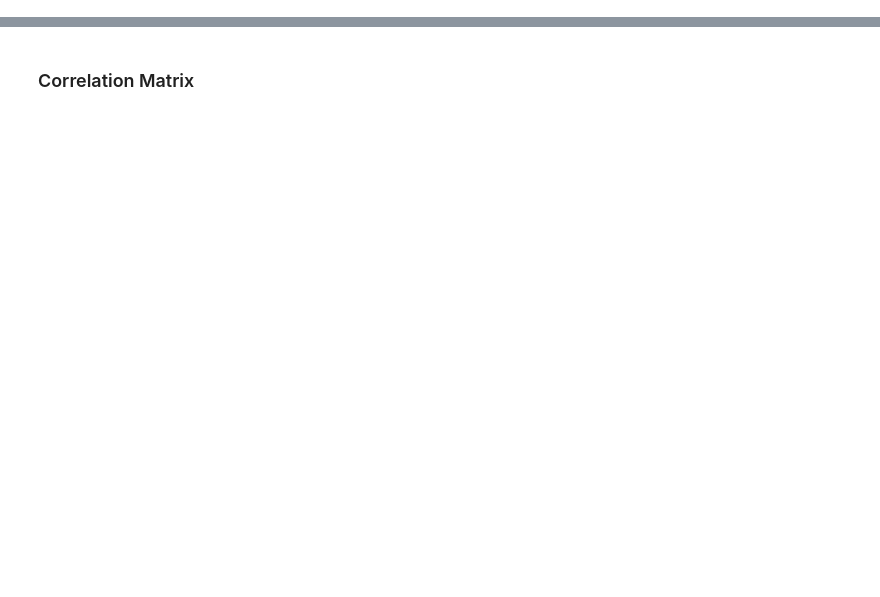
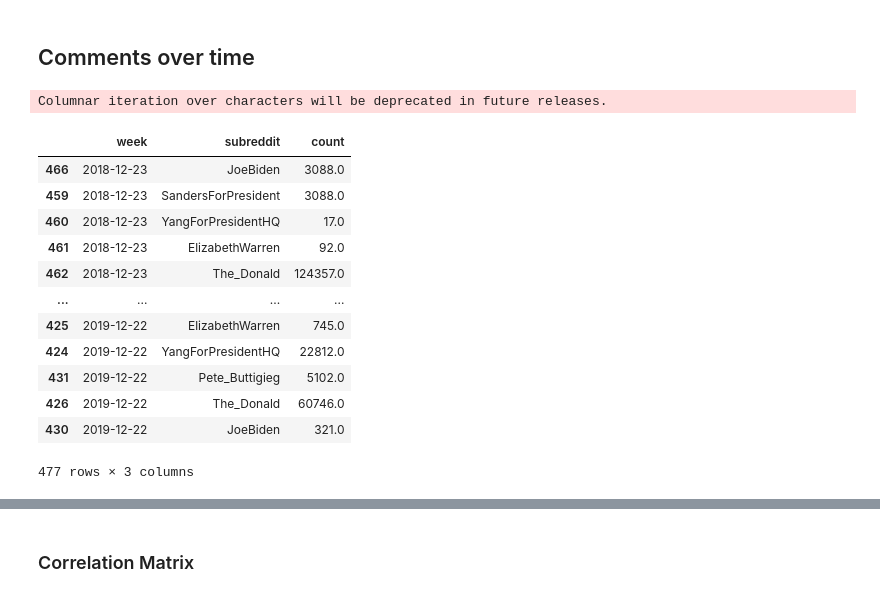
Before and after one commit to CSSLab/political-subreddits, a Jupyter notebook: Exploratory_Analysis.ipynb, the cells around one changed output, grey strips where cells are left out. Saved outputs shown, nothing was run; the diff lists cells and outputs as text; code cells hidden in the pictures; blank space fills up the shorter version.

```diff
--- a/Exploratory_Analysis.ipynb
+++ b/Exploratory_Analysis.ipynb
@@ -4,8 +4,36 @@ import plotly.graph_objects as go
 import plotly.express as px
 import numpy as np
 import pandas as pd
+# %% [markdown]
+## Comments over time
 # %%
-TIME_FRAME = "biweekly"
+TIME_FRAME = "weekly"
 left_candidates = ["SandersForPresident","ElizabethWarren","YangForPresidentHQ","Pete_Buttigieg",
                    "Kamala","BetoORourke","JoeBiden","BaemyKlobaechar",]
 right_candidates = ["The_Donald"]
+# %%
+subreddit_comments = pd.read_csv("/h/224/cameron/Political-Subreddit-Embedding/temp/temporal/{}_wv.txt".format(TIME_FRAME),header=None,sep=' ')
+subreddit_comments[0], subreddit_comments["week"] = subreddit_comments[0].apply(parse_tup).str
+subreddit_comments = subreddit_comments.rename({0:"subreddit",1:"count"},axis=1)
+subreddit_comments = subreddit_comments[subreddit_comments["subreddit"].isin(left_candidates) | subreddit_comments["subreddit"].isin(right_candidates)].reset_index(drop=True)
+idx = pd.MultiIndex.from_product([subreddit_comments['week'].unique(), subreddit_comments['subreddit'].unique()],
+                                 names=['week', 'subreddit'])
+
+# In the case that there isn't a vector for a specific week/subreddit we backfill the vector from the previous
+subreddit_comments = subreddit_comments.set_index(['week', 'subreddit']).reindex(idx).reset_index().sort_values('week').bfill()
+subreddit_comments
+# %% [output]
+Columnar iteration over characters will be deprecated in future releases.
+|  | week | subreddit | count |
+| 466 | 2018-12-23 | JoeBiden | 3088.0 |
+| 459 | 2018-12-23 | SandersForPresident | 3088.0 |
+| 460 | 2018-12-23 | YangForPresidentHQ | 17.0 |
+| 461 | 2018-12-23 | ElizabethWarren | 92.0 |
+| 462 | 2018-12-23 | The_Donald | 124357.0 |
+| ... | ... | ... | ... |
+| 425 | 2019-12-22 | ElizabethWarren | 745.0 |
+| 424 | 2019-12-22 | YangForPresidentHQ | 22812.0 |
+| 431 | 2019-12-22 | Pete_Buttigieg | 5102.0 |
+| 426 | 2019-12-22 | The_Donald | 60746.0 |
+| 430 | 2019-12-22 | JoeBiden | 321.0 |
+477 rows × 3 columns
```
Also changed, not shown: parts of 3 cells of this notebook, 14 other files.
